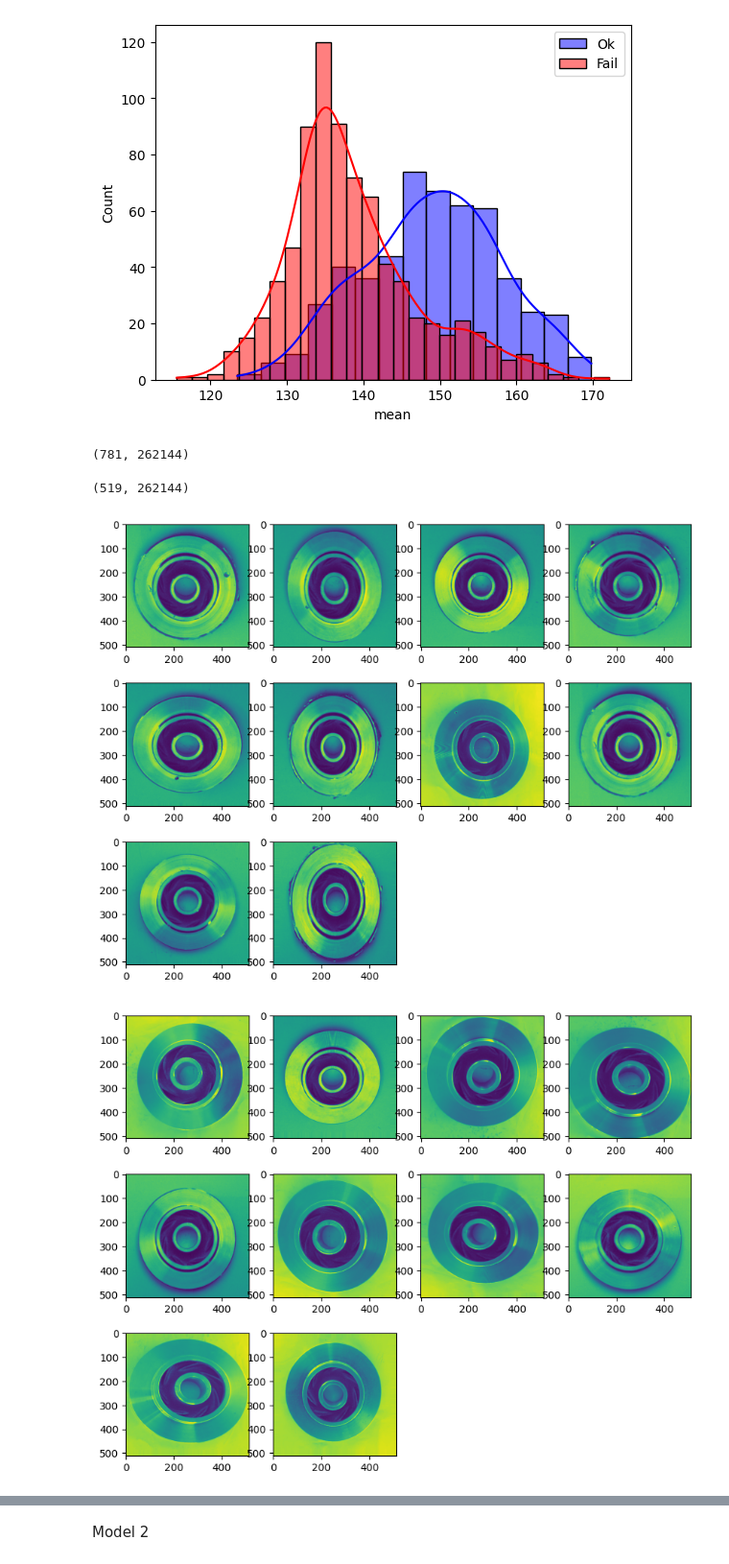
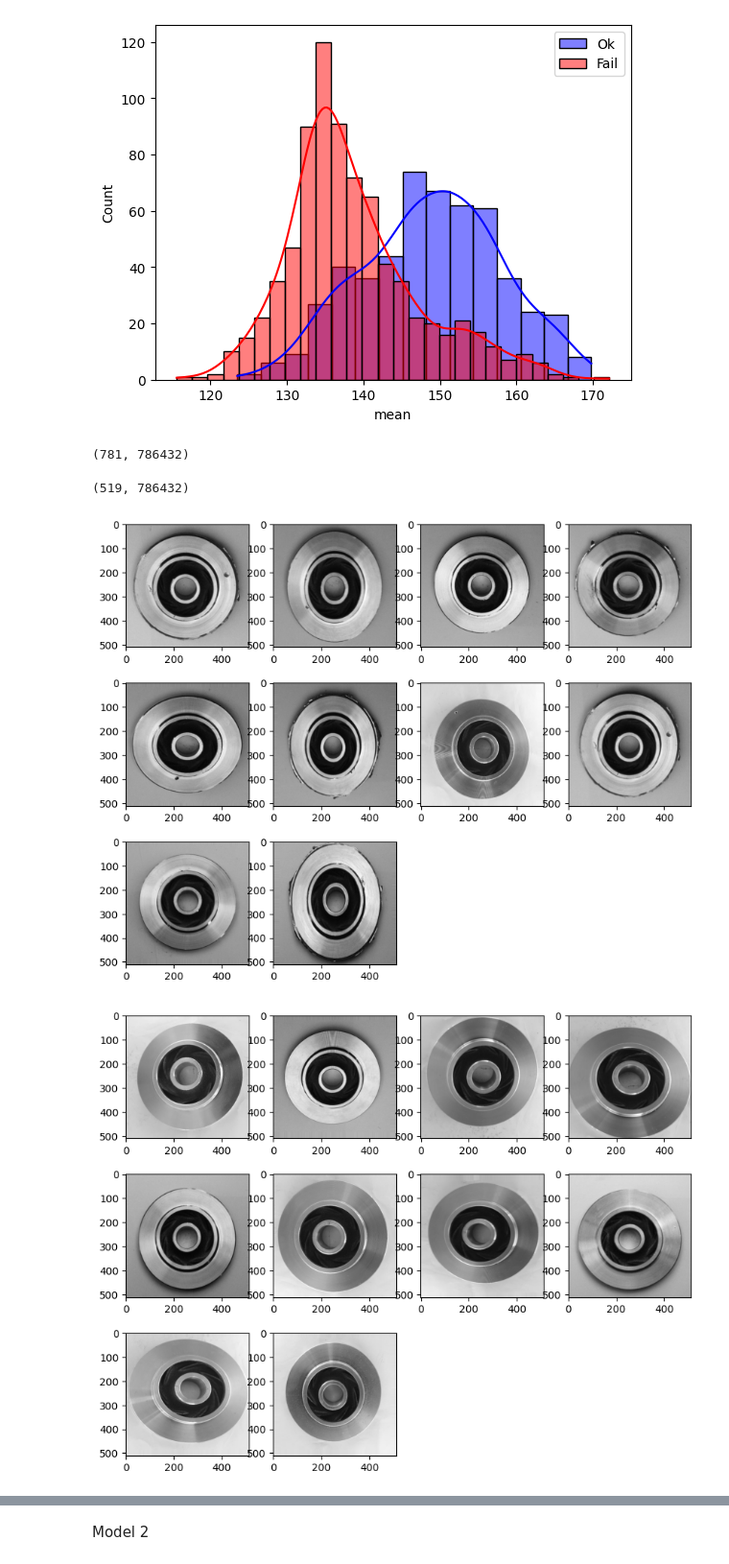
Before and after one commit to kalepravinkumars/2019-CS109A, a Jupyter notebook: Manufacturing_Intelligence_ITR_1.ipynb, the cells around one changed output, grey strips where cells are left out. Shown: that part at 96% size. Saved outputs shown, nothing was run; the diff lists cells and outputs as text; code cells hidden in the pictures.

```diff
--- a/Manufacturing_Intelligence_ITR_1.ipynb
+++ b/Manufacturing_Intelligence_ITR_1.ipynb
@@ -43,8 +43,11 @@ jpeg_files = [f for f in files if f.endswith('.jpeg')]
 df_stats_def['filename']=jpeg_files
 
 
-img_flat_data=np.array([cvtColor(imread(dir512x512+extra+f), COLOR_BGR2GRAY).flatten() for f in jpeg_files])
-df_stats_def['mean']=[np.mean(cvtColor(imread(dir512x512+extra+f), COLOR_BGR2GRAY).flatten()) for f in jpeg_files]
+#img_flat_data=np.array([cvtColor(imread(dir512x512+extra+f), COLOR_BGR2GRAY).flatten() for f in jpeg_files])
+#df_stats_def['mean']=[np.mean(cvtColor(imread(dir512x512+extra+f), COLOR_BGR2GRAY).flatten()) for f in jpeg_files]
+
+img_flat_data=np.array([imread(dir512x512+extra+f).flatten() for f in jpeg_files])
+df_stats_def['mean']=[np.mean(imread(dir512x512+extra+f).flatten()) for f in jpeg_files]
 
 df_f=pd.DataFrame(img_flat_data)
 
@@ -60,8 +63,8 @@ jpeg_files = [f for f in files if f.endswith('.jpeg')]
 df_stats_ok['filename']=jpeg_files
 
 
-img_flat_data=np.array([cvtColor(imread(dir512x512+extra+f), COLOR_BGR2GRAY).flatten() for f in jpeg_files])
-df_stats_ok['mean']=[np.mean(cvtColor(imread(dir512x512+extra+f), COLOR_BGR2GRAY).flatten()) for f in jpeg_files]
+img_flat_data=np.array([imread(dir512x512+extra+f).flatten() for f in jpeg_files])
+df_stats_ok['mean']=[np.mean(imread(dir512x512+extra+f).flatten()) for f in jpeg_files]
 df_p=pd.DataFrame(img_flat_data)
 # %%
 df_p.head()
@@ -103,28 +106,28 @@ plt.legend()
 #df_f=df_f[:300]
 df_f.shape
 # %% [output]
-(781, 262144)
+(781, 786432)
 # %%
 #df_p=df_p[:300]
 df_p.shape
 # %% [output]
-(519, 262144)
+(519, 786432)
 # %%
 #Fail or NoOkey or defective parts
 plt.figure(figsize=(10,8))
 for i in range(10):
     plt.subplot(3,4,i+1)
-    plt.imshow(df_f.iloc[i:i+1,:].values.reshape(512,512))
+    plt.imshow(df_f.iloc[i:i+1,:].values.reshape(512,512,3))
 # %% [output]
-[figure, old version]
+[figure, new version]
 # %%
 #Pass or Okey or without defect parts
 plt.figure(figsize=(10,8))
 for i in range(10):
     plt.subplot(3,4,i+1)
-    plt.imshow(df_p.iloc[i:i+1,:].values.reshape(512,512))
+    plt.imshow(df_p.iloc[i:i+1,:].values.reshape(512,512,3))
 # %% [output]
-[figure, old version]
+[figure, new version]
 # %%
 # Define Y or resonse
 # 0 means Fail, and 1 mean Pass
```
Also changed, not shown: parts of 21 cells of this notebook.
